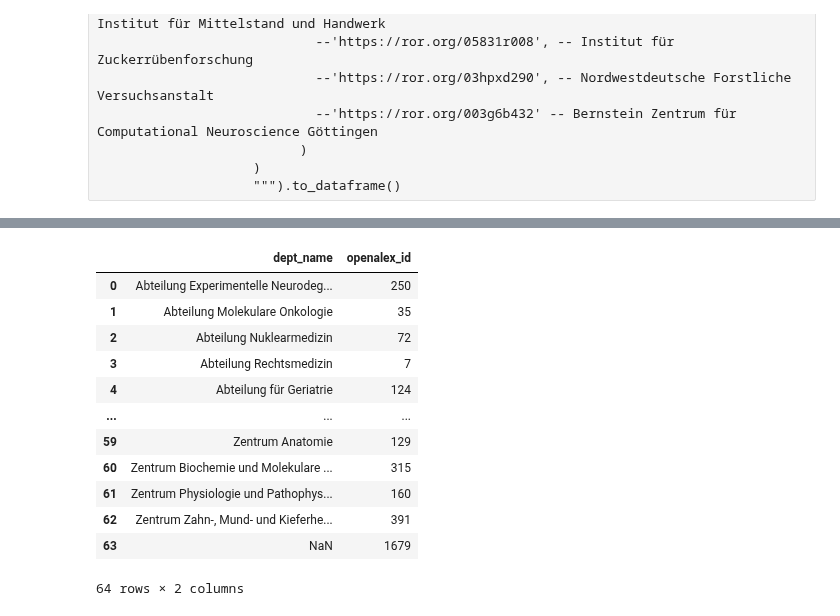
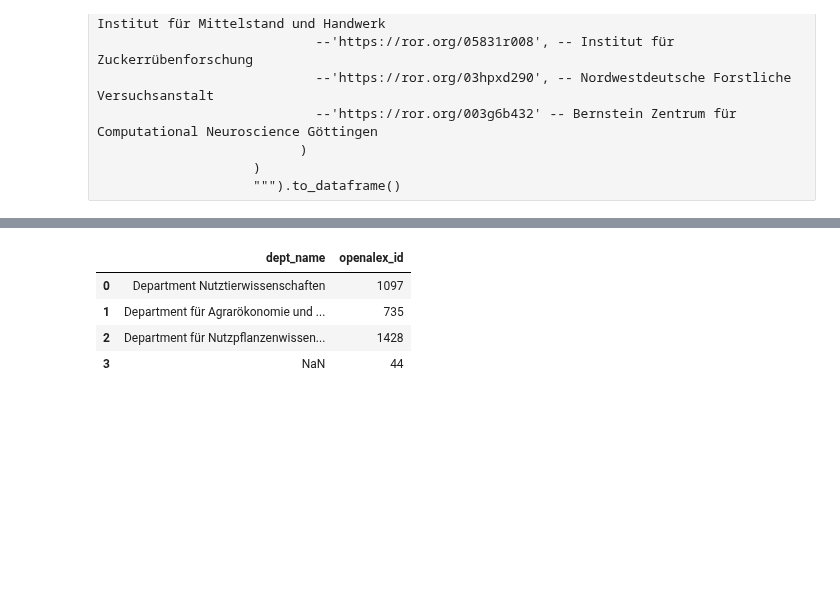
Before and after one commit to naustica/lower_saxony_institutions, a Jupyter notebook: notebooks/institution_mapping/GAU.ipynb, the cells around one changed output, grey strips where cells are left out. Cells and saved outputs as stored; diff of their text form; code cells hidden in the pictures; blank space fills up the shorter version.

```diff
--- a/notebooks/institution_mapping/GAU.ipynb
+++ b/notebooks/institution_mapping/GAU.ipynb
@@ -321,12 +328,17 @@ df_plot[df_plot.fak_name != 'Nicht zugeordnet'].openalex_id.sum() / df_plot.open
 MAPPING_DICT_DEPT = {
     'Fakultät für Agrarwissenschaften': {
         #'Außenstelle Vechta': [],
-        'Department für Agrarökonomie und Rurale Entwicklung': ['(agricultural|rural) economics', 'agricultural system', 'agrarökonomie', 'rural development'],
-        'Department für Nutzpflanzenwissenschaften': ['crop (science|plant)', 'agroecosystems', 'biogeochemi(e|stry)', 'agro(ecology|biodiversity)', 'entomology',
-                                                      'phytopathology', 'plant breeding', 'pathology', 'grassland', 'agronomy', '(plant|agricultural) products',
-                                                      'sensory and consumer', 'crop protection'
+        'Department für Agrarökonomie und Rurale Entwicklung': ['(agricultural|rural) economics', 'agrarökonomie', 'rural development', 'agricultural products',
+                                                                'social(-|‐|\s)ecological interactions'
+                                                               ],
+        'Department für Nutzpflanzenwissenschaften': ['crop (science|plant|production)', 'agroecosystems', 'biogeochemi(e|stry)', 'agro(ecology|biodiversity)', 'entomology',
+                                                      'phytopathology', 'plant breeding', 'pathology', 'grassland', 'agronomy', 'plant products',
+                                                      'sensory', 'crop protection', 'tropical plant', 'plant nutrition', 'nutzpflanzenwissenschaften',
+                                                      'soil hydrology'
                                                      ],
-        'Department Nutztierwissenschaften': ['animal (science|husbandry|medicine|hygiene)', 'veterinary medicine', 'nutztiere', 'tierärztliches',]
+        'Department Nutztierwissenschaften': ['animal (science|husbandry|medicine|hygiene|breeding)', 'veterinary medicine', 'nutztiere', 'tierärztliches',
+                                              'breeding informatics'
+                                             ]
         #'Institut für angewandte Pflanzenernährung (IAPN)': []
     },
     'Fakultät für Biologie und Psychologie': {
@@ -351,15 +363,19 @@ MAPPING_DICT_DEPT = {
         'Friedrich-Wöhler-Forschungsinstitut für Nachhaltige Chemie': ['w(ö|oe)hler(-|‐|\s)(research|(forschungs)?institut)']
     },
     'Fakultät für Forstwissenschaften und Waldökologie': {
+        'Juniorprofessur für Holztechnologie und Holzchemie': ['holzchemie', 'wood chemistry'],
+        'Professur für Räumliche Strukturen und Digitalisierung von Wäldern': ['räumliche strukturen', 'spatial structures'],
         'Abteilung Landschaftshydrologie': ['hydrolog(ie|y)'],
-        'Burckhardt-Institut': ['wood (biology|technology)', 'silviculture', '(nature|forest) conservation', 'remote sensing', 'conservation policy',
-                                'naturschutzpolitik'
+        'Burckhardt-Institut': ['wood (biology|technology)', 'silviculture', 'nature conservation', 'remote sensing', 'conservation policy',
+                                'naturschutzpolitik', 'nature forest conservation', 'forest work'
                                ],
-        'Büsgen-Institut': ['(soil|wildlife) (science|biology)', 'biogeograph(ie|y)', 'tree (breeding|physiology)',
-                            'spatial structure', 'forstgenetik', 'forest work',
-                            'bioclimatology', 'büsgen-institute', 'isotope research', 'radio(‐|-)?isotopes', 'ecosystem modelling',
+        'Büsgen-Institut': ['(soil|wildlife) (science|biology)', 'tree (breeding|physiology)',
+                            'forstgenetik', 'ecosystem modelling',
+                            'bioclimatology', 'büsgen-institute', 'radio(‐|-)?isotopes',
                             'biometrics', 'wood biotechnology',
                            ],
+        'Kompetenzzentrum Stabile Isotope': ['isotope research', 'stabile isotope'],
+        #'Stiftungsprofessur Forstliche Phytopathobiome': [],
     },
     'Fakultät für Geowissenschaften und Geographie': {
         'Geographisches Institut': ['(physical|human) geography', 'cartography', 'geographisches institut', 'institute of geography'],
@@ -536,9 +552,9 @@ MAPPING_DICT_DEPT = {
         'Department für Betriebswirtschaftslehre': ['information (management|system|security)', 'business (administration|education)', 'management and control',
                                                     'informationsmanagement', 'wirtschafts(prüfung|pädagogik)', 'application systems', 'corporate development',
                                                     'human resource', 'digital(e)? market', 'marketing', 'anwendungssysteme', 'informationssystems',
-                                                    'entrepreneurship', 'smart services', 'economics education', 'chair of finance'
+                                                    'entrepreneurship', 'smart services', 'economics education', 'chair of finance', 'logistics'
                                                    ],
-        'Department für VWL': ['sozialgeschichte', 'econometrics', 'statistics', 'department of economics', 'economic policy', 'logistics',
+        'Department für VWL': ['sozialgeschichte', 'econometrics', 'statistics', 'department of economics', 'economic policy',
                                'development economics', 'public economics', 'für statistik'
                               ],
         'Professur für Raumbezogene Datenanalyse und Statistische Lernverfahren': ['statistical']
@@ -559,7 +575,7 @@ def map_dept(address: str, faculty: str) -> Union[str, None]:
     else:
         return None
 # %%
-df_with_inst.loc[df_with_inst['fak_name'] == 'Universitätsmedizin Göttingen (UMG)', 'dept_name'] = \
-    df_with_inst.loc[df_with_inst['fak_name'] == 'Universitätsmedizin Göttingen (UMG)']['raw_affiliation_string'].apply(map_dept,
-                                                                                                    faculty='Universitätsmedizin Göttingen (UMG)')
+df_with_inst.loc[df_with_inst['fak_name'] == 'Fakultät für Agrarwissenschaften', 'dept_name'] = \
+    df_with_inst.loc[df_with_inst['fak_name'] == 'Fakultät für Agrarwissenschaften']['raw_affiliation_string'].apply(map_dept,
+                                                                                                    faculty='Fakultät für Agrarwissenschaften')
 # %%
@@ -584,18 +600,10 @@ array(['Division of Medical Education, Göttingen University Medical Centre, Gö
       dtype=object)
 # %%
-df_with_inst[df_with_inst['fak_name'] == 'Universitätsmedizin Göttingen (UMG)'].groupby(['dept_name'], dropna=False)['openalex_id'].count().reset_index()
+df_with_inst[df_with_inst['fak_name'] == 'Fakultät für Agrarwissenschaften'].groupby(['dept_name'], dropna=False)['openalex_id'].count().reset_index()
 # %% [output]
 |  | dept_name | openalex_id |
-| 0 | Abteilung Experimentelle Neurodeg... | 250 |
-| 1 | Abteilung Molekulare Onkologie | 35 |
-| 2 | Abteilung Nuklearmedizin | 72 |
-| 3 | Abteilung Rechtsmedizin | 7 |
-| 4 | Abteilung für Geriatrie | 124 |
-| ... | ... | ... |
-| 59 | Zentrum Anatomie | 129 |
-| 60 | Zentrum Biochemie und Molekulare ... | 315 |
-| 61 | Zentrum Physiologie und Pathophys... | 160 |
-| 62 | Zentrum Zahn-, Mund- und Kieferhe... | 391 |
-| 63 | NaN | 1679 |
+| 0 | Department Nutztierwissenschaften | 1097 |
+| 1 | Department für Agrarökonomie und ... | 735 |
+| 2 | Department für Nutzpflanzenwissen... | 1428 |
+| 3 | NaN | 44 |
-64 rows × 2 columns
 # %%
```
Also changed, not shown: parts of 17 cells of this notebook, 44 other files.
